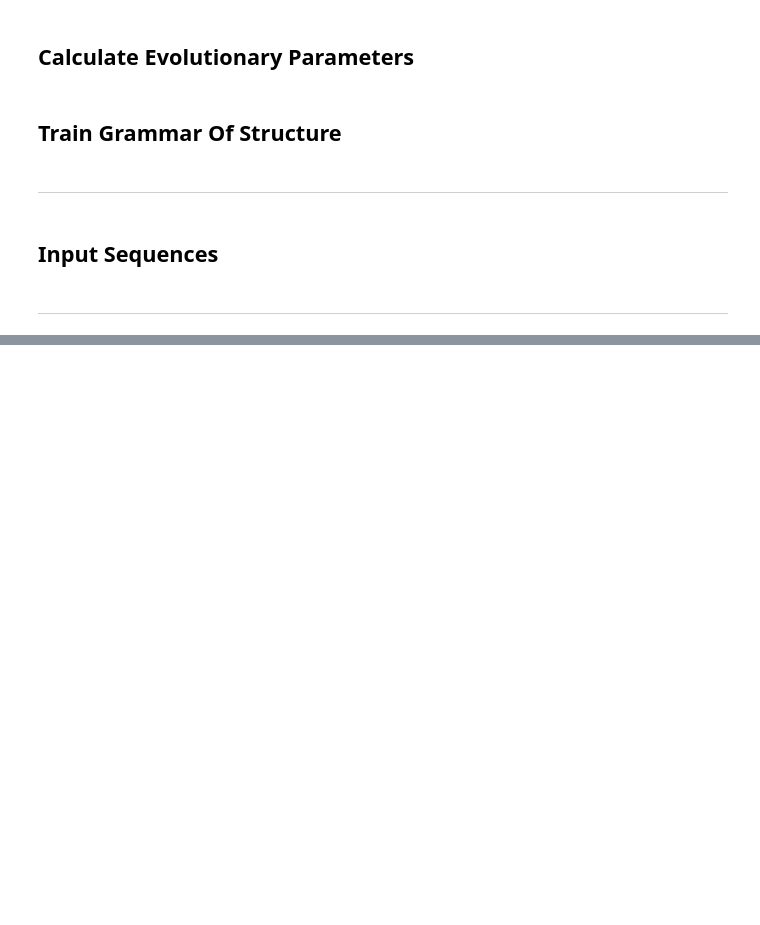
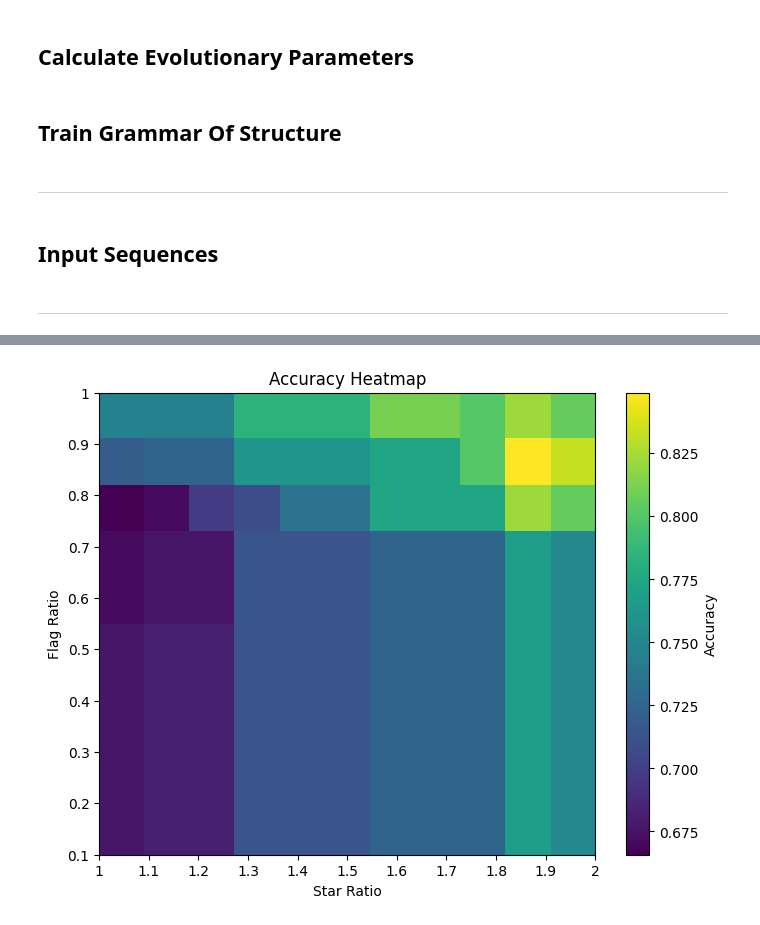
Before and after one commit to Mr-Ahmadi/RNA-Secondary-Structure-Prediction, a Jupyter notebook: notebook/EKH-25/evaluation.ipynb, the cells around one changed output, grey strips where cells are left out. Saved outputs shown, nothing was run; the diff lists cells and outputs as text; code cells hidden in the pictures; blank space fills up the shorter version.

```diff
--- a/notebook/EKH-25/evaluation.ipynb
+++ b/notebook/EKH-25/evaluation.ipynb
@@ -755,8 +757,10 @@ def get_total_sequence(input_sequences, leaf_order):
         column = tuple([
             input_sequences[name][i] for name in leaf_order
         ])
-        if column.count("$") == len(leaf_order):
-            total_sequence += "$ "
+        if column.count("<") == len(leaf_order):
+            total_sequence += "< "
+        elif column.count(">") == len(leaf_order):
+            total_sequence += "> "
         else:
             columns[column] = True
             total_sequence += str(column).replace(" ", "") + " "
@@ -770,13 +774,21 @@ def remove_pairs(sequences, structure):
 
     for index, position in enumerate(structure):
         for name in sequences.keys():
-            if is_pair_start(position) or is_pair_end(position):
+            if is_pair_start(position):
                 a = list(nopair_sequences[name])
                 a.append("")
                 nopair_sequences[name] = "".join(a)
 
                 a = list(nopair_sequences__[name])
-                a.append("$")
+                a.append("<")
+                nopair_sequences__[name] = "".join(a)
+            elif is_pair_end(position):
+                a = list(nopair_sequences[name])
+                a.append("")
+                nopair_sequences[name] = "".join(a)
+
+                a = list(nopair_sequences__[name])
+                a.append(">")
                 nopair_sequences__[name] = "".join(a)
             else:
                 a = list(nopair_sequences[name])
@@ -931,7 +953,7 @@ test = {
 # %% [markdown]
 ___
 # %%
-def predict_structure(input_sequences, single_frequencies, paired_frequencies, single_rate_values, paired_rate_values, pcfg):
+def predict_structure(input_sequences, single_frequencies, paired_frequencies, single_rate_values, paired_rate_values, pcfg, star_ratio, flag_ratio):
     # Step 1: Create the initial tree
     estimated_tree = create_tree(input_sequences)
 
@@ -959,8 +981,8 @@ def predict_structure(input_sequences, single_frequencies, paired_frequencies, s
 
     # Step 5: Read from extended grammar file and run CYK algorithm
     extended_pcfg = PCNF("./outputs/Extended.cfg", "./outputs/Extended.pcfg")
-    prob, table = extended_pcfg.sentence_prob(total_sequence)
 
+    prob, table = extended_pcfg.sentence_prob(total_sequence, star_ratio)
     # Step 6: Parse table to draw tree and generate structure
     global predicted_struct
     predicted_struct = {}
@@ -982,7 +1004,7 @@ def predict_structure(input_sequences, single_frequencies, paired_frequencies, s
 
     # Step 9: Read updated grammar and run flagged CYK algorithm
     extended_pcfg = PCNF("./outputs/Extended_.cfg", "./outputs/Extended_.pcfg")
-    prob, table = extended_pcfg.sentence_prob__(_total_sequence__, .99)
+    prob, table = extended_pcfg.sentence_prob__(_total_sequence__, star_ratio, flag_ratio)
 
     # Step 10: Parse table to draw tree and generate second structure
     predicted_struct = {}
@@ -1204,0 +1115,15 @@ Accuracy: 52.14%
+# %%
+plt.figure(figsize=(8, 6))
+plt.imshow(accuracy_matrix, cmap='viridis', aspect='auto', origin='lower', extent=[min(star_ratios), max(star_ratios), min(flag_ratios), max(flag_ratios)])
+plt.colorbar(label="Accuracy")
+plt.xticks(star_ratios, labels=[str(s) for s in star_ratios])
+plt.yticks(flag_ratios, labels=[str(f) for f in flag_ratios])
+plt.xlabel("Star Ratio")
+plt.ylabel("Flag Ratio")
+plt.title("Accuracy Heatmap")
+
+# Save the plot with high quality
+plt.savefig("accuracy_heatmap.png", dpi=300, bbox_inches='tight')
+plt.show()
+# %% [output]
+[figure, added]
```
Also changed, not shown: parts of 4 cells of this notebook, 8 other files.
